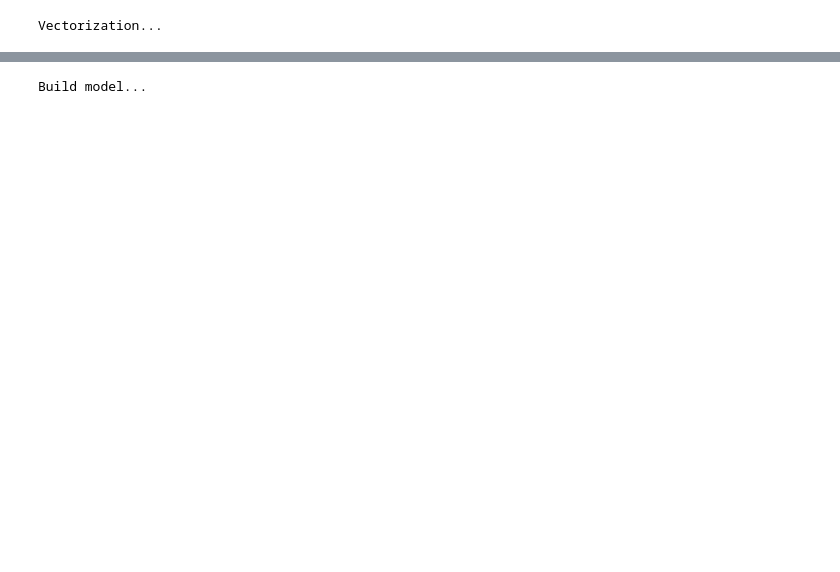
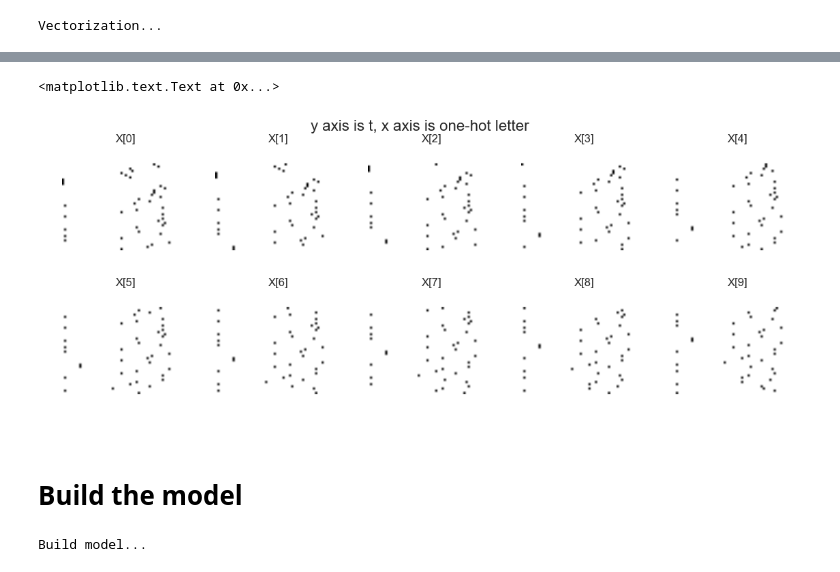
Before and after one commit to shnayder/deep-learning-workshop, a Jupyter notebook: 09.5-LSTM-text-gen.ipynb, the cells around one changed output, grey strips where cells are left out. Cells and saved outputs as stored; diff of their text form; code cells hidden in the pictures; blank space fills up the shorter version.

```diff
--- a/09.5-LSTM-text-gen.ipynb
+++ b/09.5-LSTM-text-gen.ipynb
@@ -25,3 +25,8 @@ Using TensorFlow backend.
+# %%
+%matplotlib inline
+import matplotlib.pyplot as plt
+import seaborn as sns
+sns.set_style('white')
 # %%
 path = get_file('nietzsche.txt', origin='https://s3.amazonaws.com/text-datasets/nietzsche.txt')
 text = open(path).read().lower()
@@ -48,3 +64,8 @@ for i in range(0, len(text) - maxlen, step):
 print('nb sequences:', len(sentences))
 # %% [output]
 nb sequences: 200287
+# %%
+# Now we have chunks of 40 characters from the text, jumping by 3 chars each time.
+# next_chars contains the character that follows after each string of text...
+for i in range(10):
+    print(repr(sentences[i]), next_chars[i])
@@ -65,3 +121,17 @@ X.shape
+# %%
+K = 10
+fig, axs = plt.subplots(2,5,figsize=(14,5),sharex=True, sharey=True)
+axs = axs.flatten()
+for i in range(K):
+    axs[i].imshow(X[i])
+    axs[i].set_title("X[{}]".format(i))
+    axs[i].axis('off')
+fig.suptitle('y axis is t, x axis is one-hot letter', fontsize=16)
+# %% [output]
+<matplotlib.text.Text at 0x...>
+[figure, added]
+# %% [markdown]
+# Build the model
 # %%
 # build the model: a single LSTM
 print('Build model...')
```
Also changed, not shown: parts of 24 cells of this notebook.
